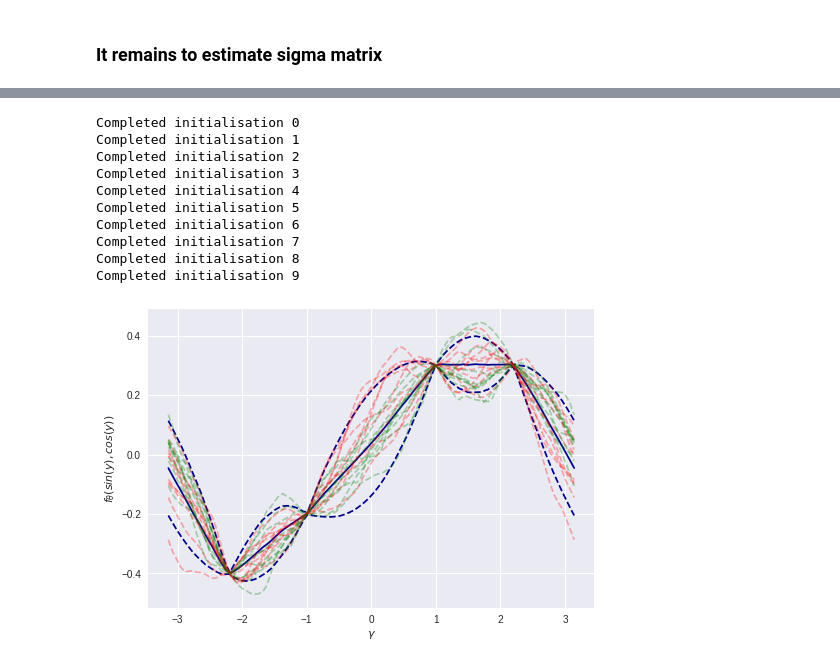
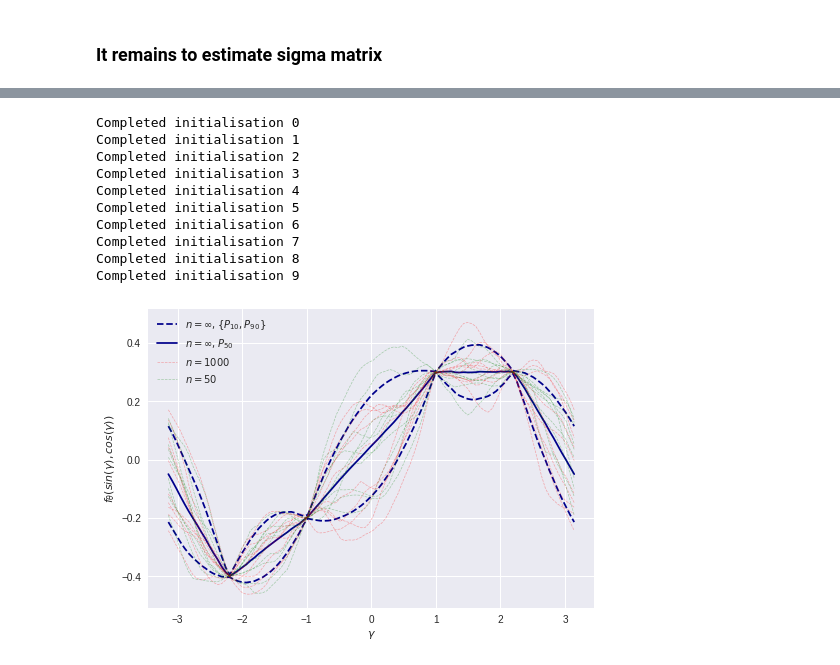
Before and after one commit to bobby-he/Neural_Tangent_Kernel, a Jupyter notebook: Neural_tangent_kernel.ipynb, the cells around one changed output, grey strips where cells are left out. Cells and saved outputs as stored; diff of their text form; code cells hidden in the pictures.

```diff
--- a/Neural_tangent_kernel.ipynb
+++ b/Neural_tangent_kernel.ipynb
@@ -180,7 +182,10 @@ plt.plot(gamma_test.numpy(), mean_vec.view(-1).detach().numpy()+0*np.sqrt(varian
 # %%
-plt.plot(gamma_test.numpy(), mean_vec.view(-1).detach().numpy()+1.28*np.sqrt(variance_vec.detach().numpy()), color='darkblue', linestyle = '--')
-plt.plot(gamma_test.numpy(), mean_vec.view(-1).detach().numpy()-1.28*np.sqrt(variance_vec.detach().numpy()), color='darkblue', linestyle = '--')
-plt.plot(gamma_test.numpy(), mean_vec.view(-1).detach().numpy()+0*np.sqrt(variance_vec.detach().numpy()), color='darkblue')
+plt.plot(gamma_test.numpy(), mean_vec.view(-1).detach().numpy()+1.28*np.sqrt(variance_vec.detach().numpy()),
+         color='darkblue', linestyle = '--')
+plt.plot(gamma_test.numpy(), mean_vec.view(-1).detach().numpy()-1.28*np.sqrt(variance_vec.detach().numpy()),
+         color='darkblue', linestyle = '--', label = '$n=\infty, \{P_{10}, P_{90}\}$')
+plt.plot(gamma_test.numpy(), mean_vec.view(-1).detach().numpy()+0*np.sqrt(variance_vec.detach().numpy()),
+         color='darkblue', label = '$n=\infty, P_{50}$')
 
 for i in range(10):
   # 1000 width first
@@ -188,34 +193,37 @@ for i in range(10):
   if use_cuda:
     net = net.cuda()
   train_net(net, 1000, input_data, target_data.cuda())
   output_vec = net(circle_points).cpu()
   plt.plot(gamma_vec.numpy(), output_vec.detach().numpy(), color='red',
-           linestyle='--', alpha = 0.3)
+           linestyle='--', alpha = 0.3, label = '$n=1000$', linewidth = 0.7)
  # 50 width
   net = FourLayersNet(50)
   if use_cuda:
     net = net.cuda()
   train_net(net, 1000, input_data, target_data.cuda())
   output_vec = net(circle_points).cpu()
   plt.plot(gamma_vec.numpy(), output_vec.detach().numpy(), color='green',
-           linestyle='--', alpha = 0.3)
+           linestyle='--', alpha = 0.3,  label = '$n=50$', linewidth = 0.7)
 
   print('Completed initialisation {}'.format(i))
 
 plt.xlabel('$\gamma$')
-plt.ylabel('$f_{ \\theta}(sin(y),cos(y))$')
+plt.ylabel('$f_{ \\theta}(sin(\gamma),cos(\gamma))$')
+handles, labels = plt.gca().get_legend_handles_labels()
+by_label = OrderedDict(zip(labels, handles))
+plt.legend(by_label.values(), by_label.keys(), loc = 'upper left')
 plt.savefig('6pt2.pdf')
 files.download('6pt2.pdf')
 plt.show()
 # %% [output]
 Completed initialisation 0
 Completed initialisation 1
 Completed initialisation 2
 Completed initialisation 3
 Completed initialisation 4
 Completed initialisation 5
 Completed initialisation 6
 Completed initialisation 7
 Completed initialisation 8
 Completed initialisation 9
-[figure, old version]
+[figure, new version]
```
Also changed, not shown: parts of 6 cells of this notebook.
